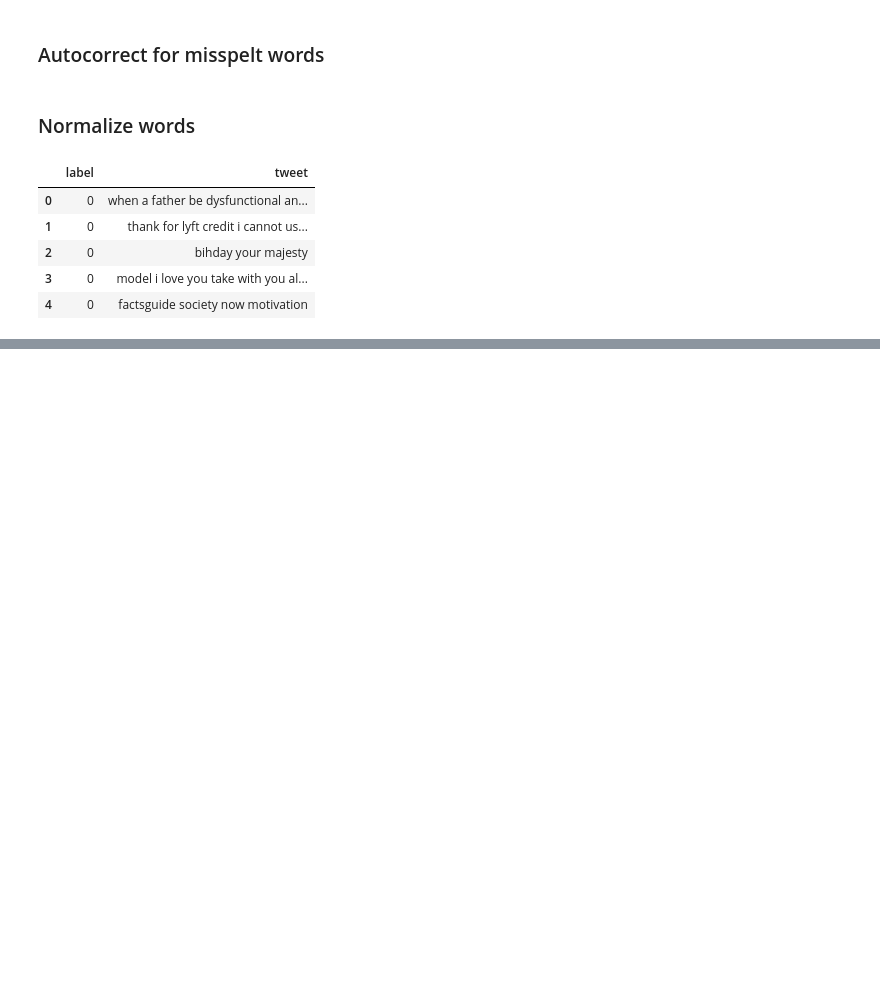
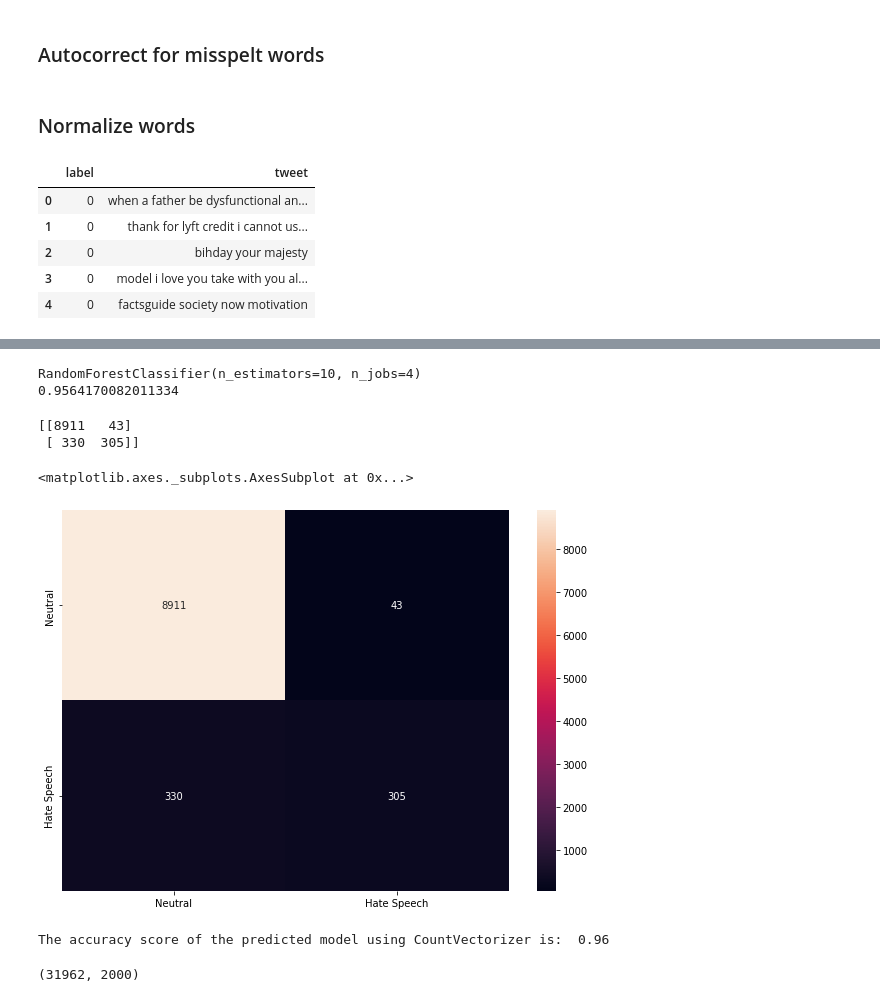
Before and after one commit to nishantbala/twitter-sentiment-analysis, a Jupyter notebook: sentiment-analysis.ipynb, the cells around one changed output, grey strips where cells are left out. Drawn from its saved outputs; the diff is of its cells as text; code cells hidden in the pictures; blank space fills up the shorter version.

```diff
--- a/sentiment-analysis.ipynb
+++ b/sentiment-analysis.ipynb
@@ -221,0 +244,4 @@ trimmed_data.head()
+# %%
+labels = data_for_countVectorizer['label']
+labels = labels.astype('int')
+print(labels)
@@ -221,0 +261,65 @@ trimmed_data.head()
+# %%
+# Split data into training and testing set.
+
+from sklearn.model_selection import train_test_split
+
+X_train, X_test, y_train, y_test = train_test_split(cv_data_features, labels, test_size=0.3, random_state=13)
+# %%
+# Using Random Forest to build model for the classification of reviews.
+# Also calculating the cross validation score.
+
+from sklearn.ensemble import RandomForestClassifier
+from sklearn.model_selection import cross_val_score
+
+cv_forest = RandomForestClassifier(n_estimators=10, n_jobs=4)
+
+cv_forest = cv_forest.fit(X_train, y_train)
+
+print(cv_forest)
+
+print(np.mean(cross_val_score(cv_forest, cv_data_features, labels, cv=10)))
+# %% [output]
+RandomForestClassifier(n_estimators=10, n_jobs=4)
+0.9564170082011334
+# %%
+# Predict the result for test data using the model built above.
+cv_result = cv_forest.predict(X_test)
+# Print and plot Confusion matirx to get an idea of how the distribution of the prediction is, among all the classes.
+
+import matplotlib.pyplot as plt
+import seaborn as sns
+from sklearn.metrics import confusion_matrix
+
+conf_mat = confusion_matrix(y_test, cv_result)
+
+print(conf_mat)
+# %% [output]
+[[8911   43]
+ [ 330  305]]
+# %%
+df_cm = pd.DataFrame(conf_mat, index = [i for i in ["Neutral", "Hate Speech"]],
+                  columns = [i for i in ["Neutral", "Hate Speech"]])
+plt.figure(figsize = (10,7))
+sns.heatmap(df_cm, annot=True, fmt='g')
+# %% [output]
+<matplotlib.axes._subplots.AxesSubplot at 0x...>
+[figure, added]
+# %%
+print('The accuracy score of the predicted model using CountVectorizer is: ', round(accuracy_score(y_test, cv_result),2))
+# %% [output]
+The accuracy score of the predicted model using CountVectorizer is:  0.96
+# %%
+# TfidfVectorizer
+data_for_TfidfVectorizer = trimmed_data.copy(deep=True)
+# Using TfidfVectorizer to convert text data to numbers.
+
+from sklearn.feature_extraction.text import TfidfVectorizer
+
+t_vectorizer = TfidfVectorizer(max_features=2000)
+tv_data_features = t_vectorizer.fit_transform(data_for_TfidfVectorizer['tweet'])
+
+tv_data_features = tv_data_features.toarray()
+
+tv_data_features.shape
+# %% [output]
+(31962, 2000)
```
Also changed, not shown: parts of 8 cells of this notebook.
